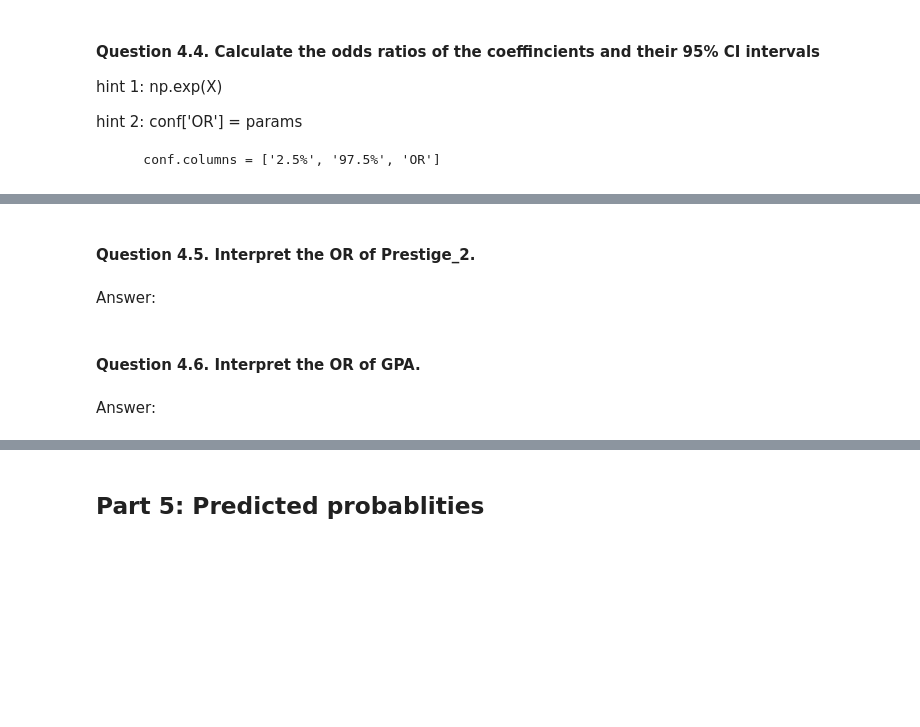
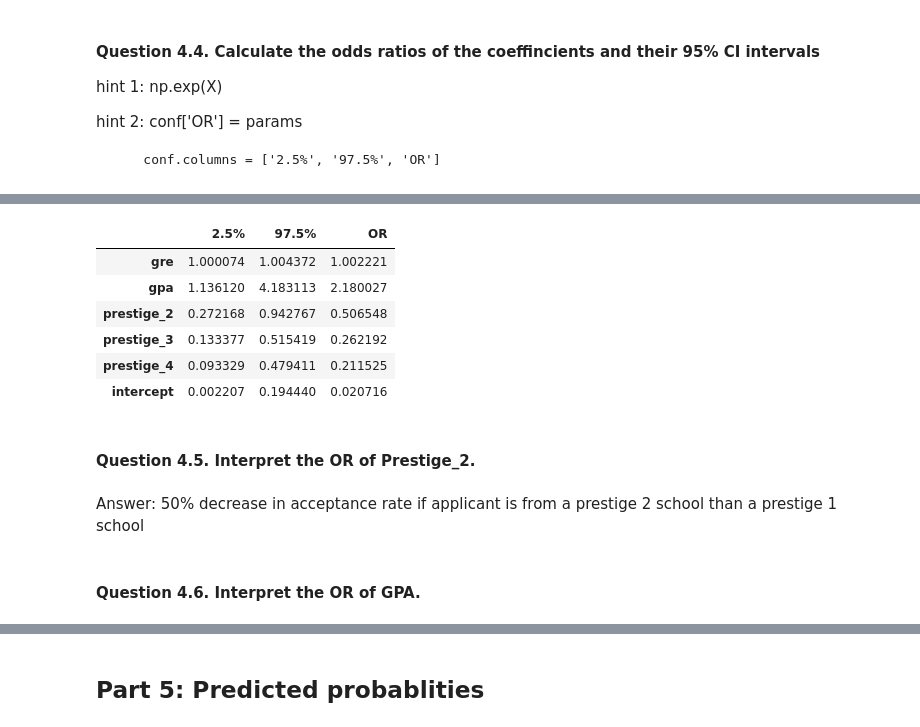
Before and after one commit to HCK33/DS-SF-23, a Jupyter notebook: unit-projects/3/starter-code/unit-project-3-starter-code.ipynb, the cells around one changed output, grey strips where cells are left out. Drawn from its saved outputs; the diff is of its cells as text; code cells hidden in the pictures; blank space fills up the shorter version.

```diff
--- a/unit-projects/3/starter-code/unit-project-3-starter-code.ipynb
+++ b/unit-projects/3/starter-code/unit-project-3-starter-code.ipynb
@@ -240,8 +327,23 @@ hint 2: conf['OR'] = params
+# %%
+params = result.params
+conf = result.conf_int()
+conf['OR'] = params
+# %%
+conf.columns = ['2.5%', '97.5%', 'OR']
+# %%
+np.exp(conf)
+# %% [output]
+|  | 2.5% | 97.5% | OR |
+| gre | 1.000074 | 1.004372 | 1.002221 |
+| gpa | 1.136120 | 4.183113 | 2.180027 |
+| prestige_2 | 0.272168 | 0.942767 | 0.506548 |
+| prestige_3 | 0.133377 | 0.515419 | 0.262192 |
+| prestige_4 | 0.093329 | 0.479411 | 0.211525 |
+| intercept | 0.002207 | 0.194440 | 0.020716 |
 # %% [markdown]
 #### Question 4.5. Interpret the OR of Prestige_2.
-# %% [markdown]
-Answer:
+# %% [markdown]
+
+Answer: 50% decrease in acceptance rate if applicant is from a prestige 2 school than a prestige 1 school
 # %% [markdown]
 #### Question 4.6. Interpret the OR of GPA.
-# %% [markdown]
-Answer:
```
Also changed, not shown: parts of 21 cells of this notebook.
